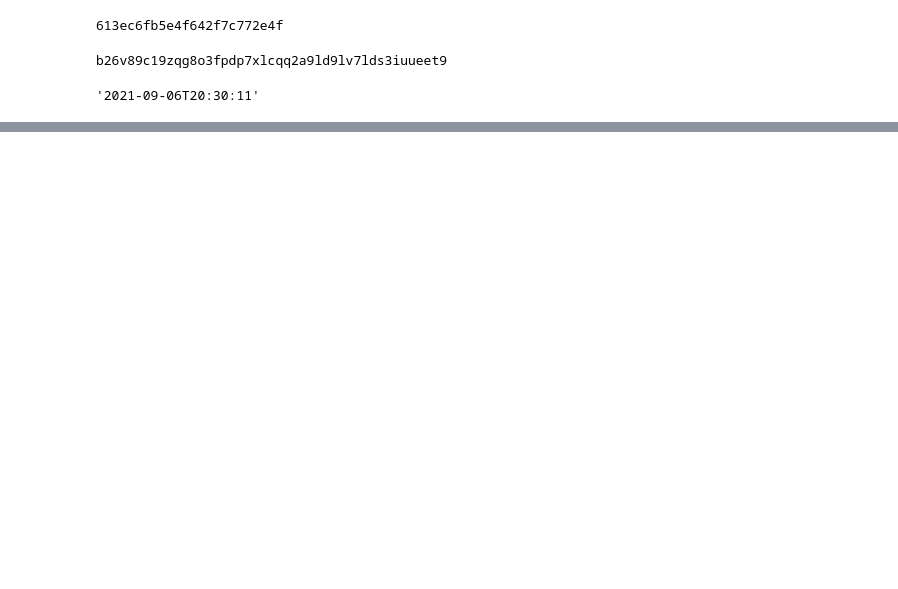
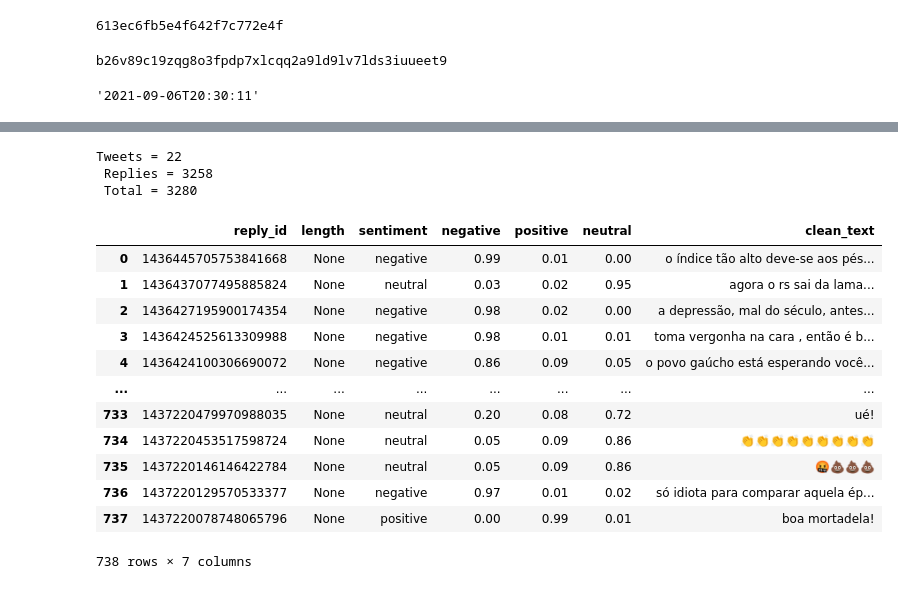
Before and after one commit to VictorValar/undergrad_thesis_sentiment_analysis, a Jupyter notebook: mongoTests.ipynb, the cells around one changed output, grey strips where cells are left out. Saved outputs shown, nothing was run; the diff lists cells and outputs as text; code cells hidden in the pictures; blank space fills up the shorter version.

```diff
--- a/mongoTests.ipynb
+++ b/mongoTests.ipynb
@@ -59,25 +61,47 @@ print(total_count)
 # %%
 #DELETE FROM DB
 
-# import config.mongo_setup as mongo_setup
-# from models import TweetsRequests, Tweets, RepliesRequests, Replies
-# import pandas as pd
-# mongo_setup.global_init()
+import config.mongo_setup as mongo_setup
+from models import TweetsRequests, Tweets, RepliesRequests, Replies, RepliesSentiment
+import pandas as pd
+mongo_setup.global_init()
 
-# candidates = [('lhmandetta',2726301380),
-# ('EduardoLeite_',123891446),
-# ('DatenaOficial',68722955),
-# ('SF_Moro',1113094855281000000),
-# ('cirogomes',33374761),
-# ('jdoriajr',64706049),
-# ('LulaOficial',2670726740),
-# ('jairbolsonaro',128372940)]
+candidates = [('lhmandetta',2726301380),
+('EduardoLeite_',123891446),
+('DatenaOficial',68722955),
+('SF_Moro',1113094855281000000),
+('cirogomes',33374761),
+('jdoriajr',64706049),
+('LulaOficial',2670726740),
+('jairbolsonaro',128372940)]
 
-# id = 128372940
+id = 128372940
 
-# replies = Replies.objects(in_reply_to_user_id=id)
-# tweets = Tweets.objects(author_id=id)
+replies = Replies.objects(in_reply_to_user_id=id)
+tweets = Tweets.objects(author_id=id)
 
 # replies.delete()
 # tweets.delete()
-# print(f'Tweets = {len(tweets)} \n Replies = {len(replies)} \n Total = {len(replies)+len(tweets)}')
+print(f'Tweets = {len(tweets)} \n Replies = {len(replies)} \n Total = {len(replies)+len(tweets)}')
+# %% [output]
+Tweets = 22
+ Replies = 3258
+ Total = 3280
+# %%
+replies = RepliesSentiment.objects[25000:].values_list('reply_id','length','sentiment', 'negative','positive', 'neutral','clean_text')
+df = pd.DataFrame.from_records(data=replies, columns=['reply_id','length','sentiment', 'negative','positive', 'neutral','clean_text'])
+df
+# %% [output]
+|  | reply_id | length | sentiment | negative | positive | neutral | clean_text |
+| 0 | 1436445705753841668 | None | negative | 0.99 | 0.01 | 0.00 | o índice tão alto deve-se aos pés... |
+| 1 | 1436437077495885824 | None | neutral | 0.03 | 0.02 | 0.95 | agora o rs sai da lama... |
+| 2 | 1436427195900174354 | None | negative | 0.98 | 0.02 | 0.00 | a depressão, mal do século, antes... |
+| 3 | 1436424525613309988 | None | negative | 0.98 | 0.01 | 0.01 | toma vergonha na cara , então é b... |
+| 4 | 1436424100306690072 | None | negative | 0.86 | 0.09 | 0.05 | o povo gaúcho está esperando você... |
+| ... | ... | ... | ... | ... | ... | ... | ... |
+| 733 | 1437220479970988035 | None | neutral | 0.20 | 0.08 | 0.72 | ué! |
+| 734 | 1437220453517598724 | None | neutral | 0.05 | 0.09 | 0.86 | 👏👏👏👏👏👏👏👏👏 |
+| 735 | 1437220146146422784 | None | neutral | 0.05 | 0.09 | 0.86 | 🤬💩💩💩 |
+| 736 | 1437220129570533377 | None | negative | 0.97 | 0.01 | 0.02 | só idiota para comparar aquela ép... |
+| 737 | 1437220078748065796 | None | positive | 0.00 | 0.99 | 0.01 | boa mortadela! |
+738 rows × 7 columns
```
Also changed, not shown: parts of 2 cells of this notebook, 8 other files.
